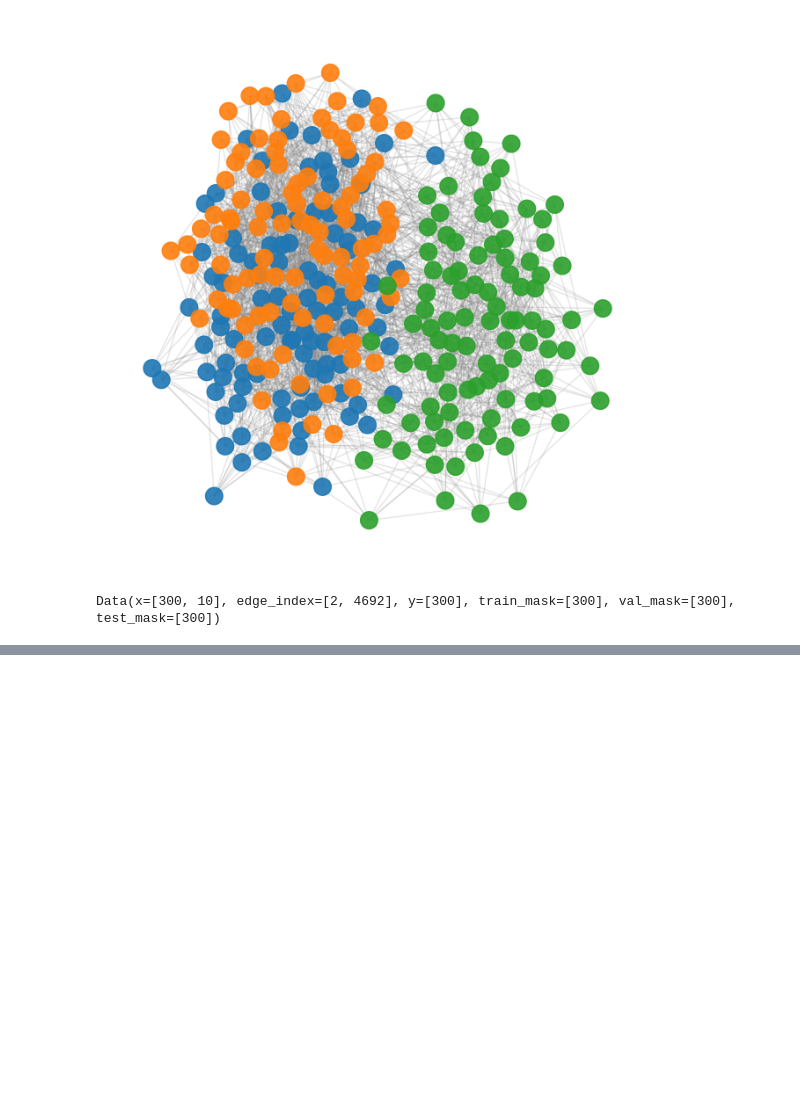
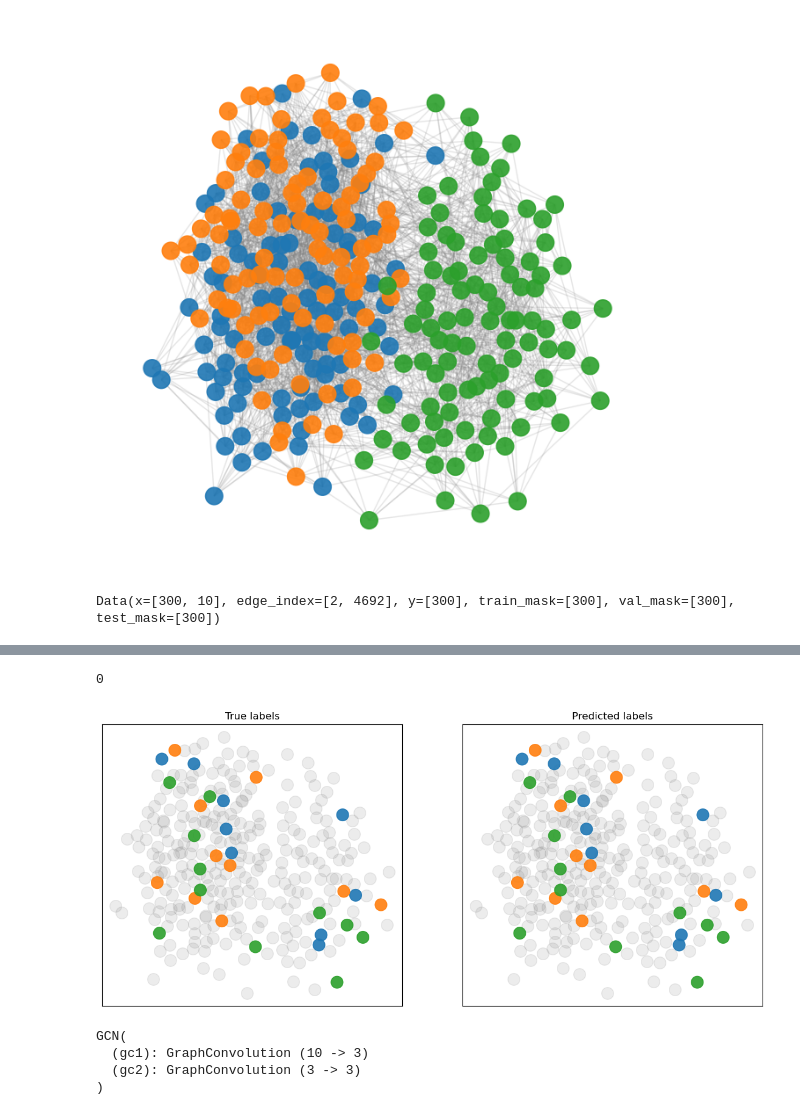
Before and after one commit to Vozikis/GNN, a Jupyter notebook: GCNN.ipynb, the cells around one changed output, grey strips where cells are left out. Saved outputs shown, nothing was run; the diff lists cells and outputs as text; code cells hidden in the pictures; blank space fills up the shorter version.

Commit message:
plots

```diff
--- a/GCNN.ipynb
+++ b/GCNN.ipynb
@@ -191,0 +192,76 @@ Test Acc: 93.33% | Test loss: 0.23
+# %%
+torch.sum(labels[idx_test]!=idx_test_preds).item()
+# %% [output]
+0
+# %%
+G1 = nx.from_numpy_array(adj.numpy())
+node_pos=nx.spring_layout(G, seed=0)
+
+idx_train_nodes = np.nonzero(idx_train.numpy())[0]
+idx_val_nodes = np.nonzero(idx_val.numpy())[0]
+idx_test_nodes = np.nonzero(idx_test.numpy())[0]
+
+idx_train_graph = G.subgraph(idx_train_nodes.tolist())
+idx_val_graph = G.subgraph(idx_val_nodes.tolist())
+
+idx_test_graph = G.subgraph(idx_test_nodes.tolist())
+idx_test_graph_colors_true = np.array(colors)[labels[idx_test]]
+idx_test_graph_colors_preds = np.array(colors)[idx_test_preds]
+
+fig, (ax1, ax2) = plt.subplots(1, 2, figsize=(14, 6))
+ax1.set_title('True labels')
+nx.draw_networkx_nodes(idx_train_graph,
+                pos=node_pos,
+                node_size=200,
+                node_color='grey',
+                alpha=0.15,
+                ax = ax1
+                )
+nx.draw_networkx_nodes(idx_val_graph,
+                pos=node_pos,
+                node_size=200,
+                node_color='grey',
+                alpha=0.15,
+                ax = ax1
+                )
+nx.draw_networkx_nodes(idx_test_graph,
+                pos=node_pos,
+                node_size=200,
+                node_color=idx_test_graph_colors_true,
+                alpha=0.9,
+                ax = ax1
+                )
+
+ax2.set_title('Predicted labels')
+nx.draw_networkx_nodes(idx_train_graph,
+                pos=node_pos,
+                node_size=200,
+                node_color='grey',
+                alpha=0.15,
+                ax = ax2
+                )
+nx.draw_networkx_nodes(idx_val_graph,
+                pos=node_pos,
+                node_size=200,
+                node_color='grey',
+                alpha=0.15,
+                ax = ax2
+                )
+nx.draw_networkx_nodes(idx_test_graph,
+                pos=node_pos,
+                node_size=200,
+                node_color=idx_test_graph_colors_preds,
+                alpha=0.9,
+                ax = ax2
+                )
+
+plt.show()
+# %% [output]
+[figure, added]
+# %%
+model
+# %% [output]
+GCN(
+  (gc1): GraphConvolution (10 -> 3)
+  (gc2): GraphConvolution (3 -> 3)
+)
```
Also changed, not shown: parts of 7 cells of this notebook, 2 other files.
